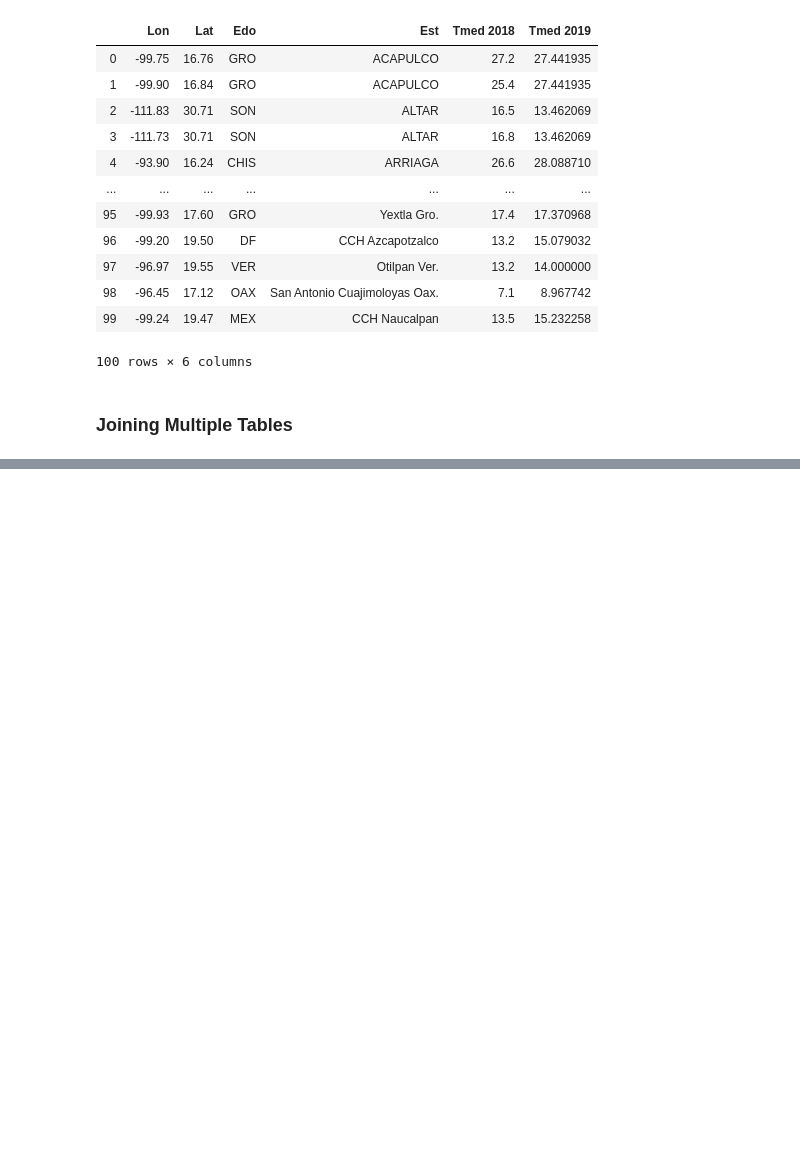
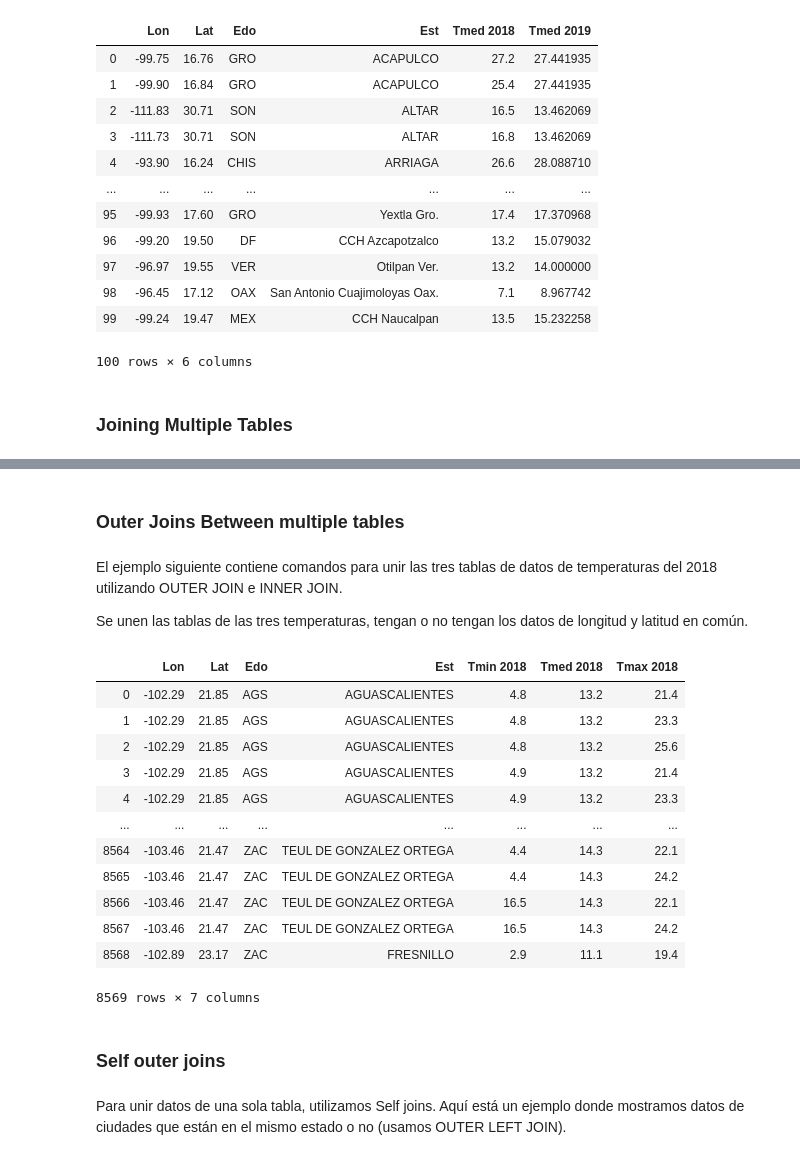
Before and after one commit to DCIDA2019/da2019-anaisabelotodo, a Jupyter notebook: Semana5/Tarea/Tarea5.ipynb, the cells around one changed output, grey strips where cells are left out. Drawn from its saved outputs; the diff is of its cells as text; code cells hidden in the pictures; blank space fills up the shorter version.

```diff
--- a/Semana5/Tarea/Tarea5.ipynb
+++ b/Semana5/Tarea/Tarea5.ipynb
@@ -573,0 +693,39 @@ pdsql("""SELECT o.Lon, o.Lat,
+# %% [markdown]
+### **Outer Joins Between multiple tables**
+# %% [markdown]
+El ejemplo siguiente contiene comandos para unir las tres tablas de datos de temperaturas del 2018 utilizando OUTER JOIN e INNER JOIN.
+
+Se unen las tablas de las tres temperaturas, tengan o no tengan los datos de longitud y latitud en común.
+# %%
+pdsql("""SELECT
+    ocho.Lon,
+    ocho.Lat,
+    ocho.Edo,
+    ocho.Est,
+    nueve.Tmin AS 'Tmin 2018',
+    ocho.Tmed AS 'Tmed 2018',
+    max.Tmax AS 'Tmax 2018'
+    FROM temp_media_2018 ocho
+    LEFT JOIN temp_minima_2018 nueve -- LEFT OUTER JOIN, el OUTER es opcional.
+        ON ocho.Lat = nueve.Lat
+    LEFT JOIN temp_maxima_2018 max
+        ON nueve.Lat = max.Lat
+    ORDER BY ocho.Edo""")
+# %% [output]
+|  | Lon | Lat | Edo | Est | Tmin 2018 | Tmed 2018 | Tmax 2018 |
+| 0 | -102.29 | 21.85 | AGS | AGUASCALIENTES | 4.8 | 13.2 | 21.4 |
+| 1 | -102.29 | 21.85 | AGS | AGUASCALIENTES | 4.8 | 13.2 | 23.3 |
+| 2 | -102.29 | 21.85 | AGS | AGUASCALIENTES | 4.8 | 13.2 | 25.6 |
+| 3 | -102.29 | 21.85 | AGS | AGUASCALIENTES | 4.9 | 13.2 | 21.4 |
+| 4 | -102.29 | 21.85 | AGS | AGUASCALIENTES | 4.9 | 13.2 | 23.3 |
+| ... | ... | ... | ... | ... | ... | ... | ... |
+| 8564 | -103.46 | 21.47 | ZAC | TEUL DE GONZALEZ ORTEGA | 4.4 | 14.3 | 22.1 |
+| 8565 | -103.46 | 21.47 | ZAC | TEUL DE GONZALEZ ORTEGA | 4.4 | 14.3 | 24.2 |
+| 8566 | -103.46 | 21.47 | ZAC | TEUL DE GONZALEZ ORTEGA | 16.5 | 14.3 | 22.1 |
+| 8567 | -103.46 | 21.47 | ZAC | TEUL DE GONZALEZ ORTEGA | 16.5 | 14.3 | 24.2 |
+| 8568 | -102.89 | 23.17 | ZAC | FRESNILLO | 2.9 | 11.1 | 19.4 |
+8569 rows × 7 columns
+# %% [markdown]
+### **Self outer joins**
+# %% [markdown]
+Para unir datos de una sola tabla, utilizamos Self joins. Aquí está un ejemplo donde mostramos datos de ciudades que están en el mismo estado o no (usamos OUTER LEFT JOIN).
```
Also changed, not shown: parts of 37 cells of this notebook.
